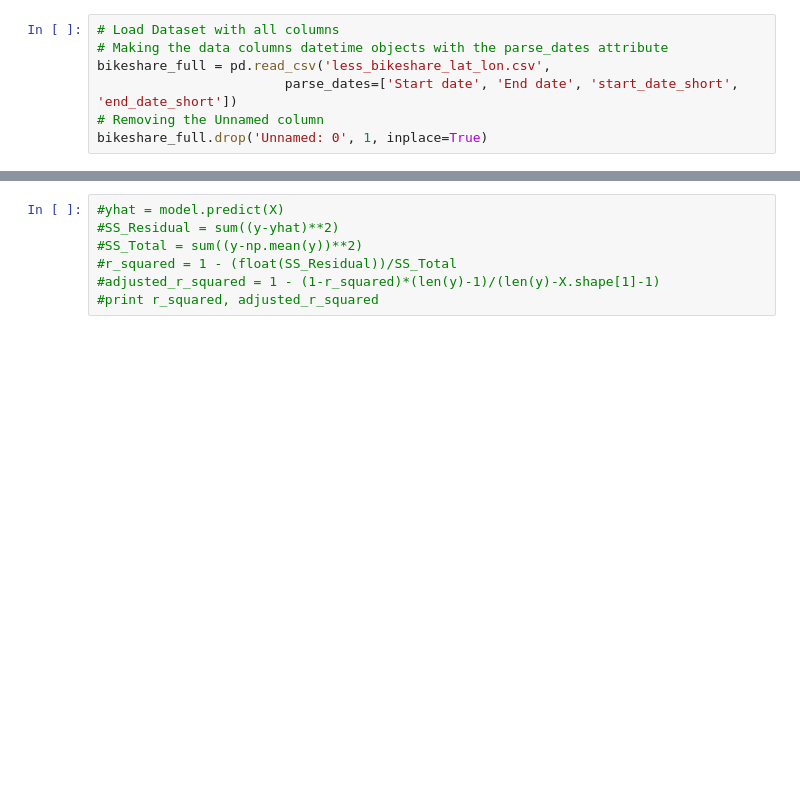
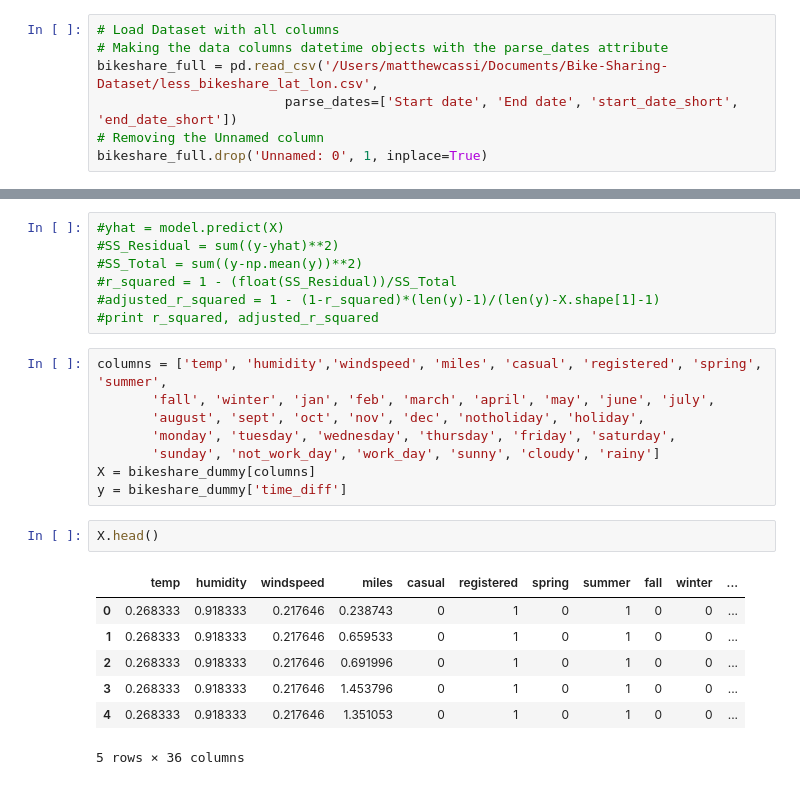
Before and after one commit to mcassi17/Bikeshare_Time_Prediction, a Jupyter notebook: Initial_Machine_Learning.ipynb, the cells around one changed output, grey strips where cells are left out. Saved outputs shown, nothing was run; the diff lists cells and outputs as text; blank space fills up the shorter version.

```diff
--- a/Initial_Machine_Learning.ipynb
+++ b/Initial_Machine_Learning.ipynb
@@ -8,7 +8,7 @@ import seaborn as sb
 # %%
 # Load Dataset with all columns
 # Making the data columns datetime objects with the parse_dates attribute
-bikeshare_full = pd.read_csv('less_bikeshare_lat_lon.csv',
+bikeshare_full = pd.read_csv('/Users/matthewcassi/Documents/Bike-Sharing-Dataset/less_bikeshare_lat_lon.csv',
                         parse_dates=['Start date', 'End date', 'start_date_short', 'end_date_short'])
 # Removing the Unnamed column
 bikeshare_full.drop('Unnamed: 0', 1, inplace=True)
@@ -239,3 +239,21 @@ from sklearn.metrics import r2_score
 #r_squared = 1 - (float(SS_Residual))/SS_Total
 #adjusted_r_squared = 1 - (1-r_squared)*(len(y)-1)/(len(y)-X.shape[1]-1)
 #print r_squared, adjusted_r_squared
+# %%
+columns = ['temp', 'humidity','windspeed', 'miles', 'casual', 'registered', 'spring', 'summer',
+       'fall', 'winter', 'jan', 'feb', 'march', 'april', 'may', 'june', 'july',
+       'august', 'sept', 'oct', 'nov', 'dec', 'notholiday', 'holiday',
+       'monday', 'tuesday', 'wednesday', 'thursday', 'friday', 'saturday',
+       'sunday', 'not_work_day', 'work_day', 'sunny', 'cloudy', 'rainy']
+X = bikeshare_dummy[columns]
+y = bikeshare_dummy['time_diff']
+# %%
+X.head()
+# %% [output]
+|  | temp | humidity | windspeed | miles | casual | registered | spring | summer | fall | winter | ... |
+| 0 | 0.268333 | 0.918333 | 0.217646 | 0.238743 | 0 | 1 | 0 | 1 | 0 | 0 | ... |
+| 1 | 0.268333 | 0.918333 | 0.217646 | 0.659533 | 0 | 1 | 0 | 1 | 0 | 0 | ... |
+| 2 | 0.268333 | 0.918333 | 0.217646 | 0.691996 | 0 | 1 | 0 | 1 | 0 | 0 | ... |
+| 3 | 0.268333 | 0.918333 | 0.217646 | 1.453796 | 0 | 1 | 0 | 1 | 0 | 0 | ... |
+| 4 | 0.268333 | 0.918333 | 0.217646 | 1.351053 | 0 | 1 | 0 | 1 | 0 | 0 | ... |
+5 rows × 36 columns
```
Also changed, not shown: parts of 1 cell of this notebook.
